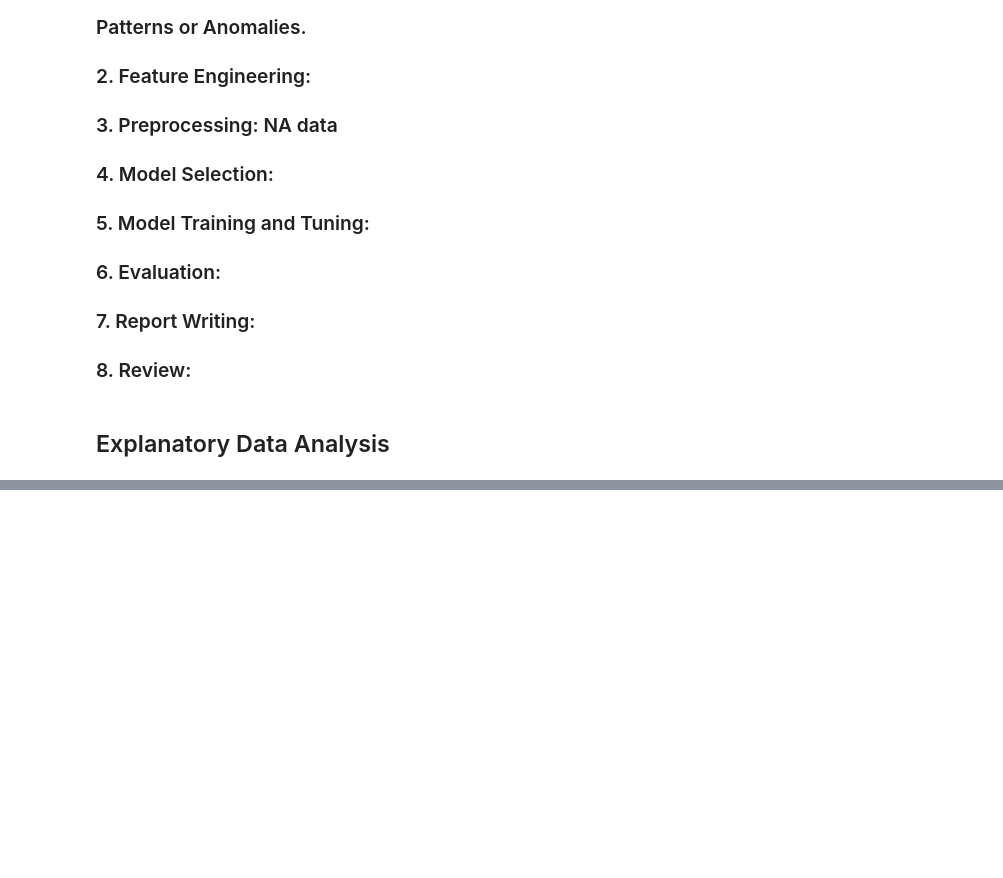
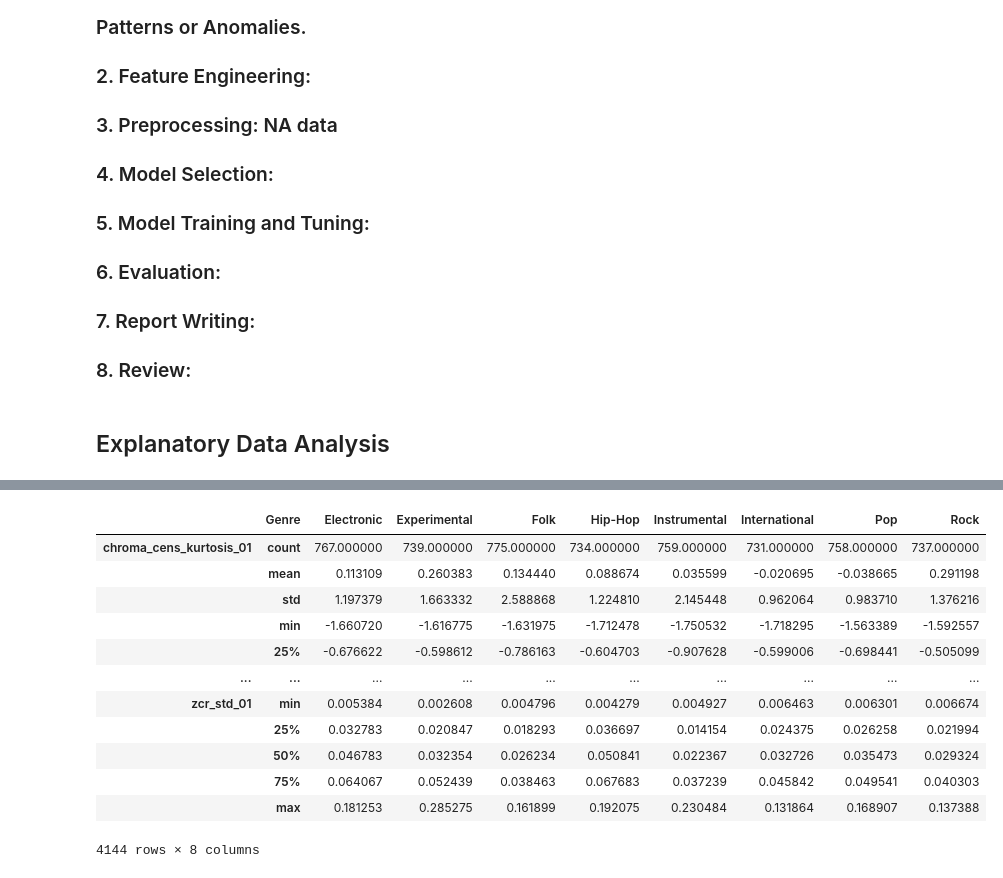
Before and after one commit to tobias-schnabel/sml-practical, a Jupyter notebook: Frensi.ipynb, the cells around one changed output, grey strips where cells are left out. Saved outputs shown, nothing was run; the diff lists cells and outputs as text; code cells hidden in the pictures; blank space fills up the shorter version.

```diff
--- a/Frensi.ipynb
+++ b/Frensi.ipynb
@@ -46,0 +102,18 @@ y_train["Genre"].value_counts().plot(kind='bar')
+# %%
+df_summary_genre = np.transpose(df_merged.groupby("Genre").describe())
+# %%
+df_summary_genre
+# %% [output]
+|  | Genre | Electronic | Experimental | Folk | Hip-Hop | Instrumental | International | Pop | Rock |
+| chroma_cens_kurtosis_01 | count | 767.000000 | 739.000000 | 775.000000 | 734.000000 | 759.000000 | 731.000000 | 758.000000 | 737.000000 |
+|  | mean | 0.113109 | 0.260383 | 0.134440 | 0.088674 | 0.035599 | -0.020695 | -0.038665 | 0.291198 |
+|  | std | 1.197379 | 1.663332 | 2.588868 | 1.224810 | 2.145448 | 0.962064 | 0.983710 | 1.376216 |
+|  | min | -1.660720 | -1.616775 | -1.631975 | -1.712478 | -1.750532 | -1.718295 | -1.563389 | -1.592557 |
+|  | 25% | -0.676622 | -0.598612 | -0.786163 | -0.604703 | -0.907628 | -0.599006 | -0.698441 | -0.505099 |
+| ... | ... | ... | ... | ... | ... | ... | ... | ... | ... |
+| zcr_std_01 | min | 0.005384 | 0.002608 | 0.004796 | 0.004279 | 0.004927 | 0.006463 | 0.006301 | 0.006674 |
+|  | 25% | 0.032783 | 0.020847 | 0.018293 | 0.036697 | 0.014154 | 0.024375 | 0.026258 | 0.021994 |
+|  | 50% | 0.046783 | 0.032354 | 0.026234 | 0.050841 | 0.022367 | 0.032726 | 0.035473 | 0.029324 |
+|  | 75% | 0.064067 | 0.052439 | 0.038463 | 0.067683 | 0.037239 | 0.045842 | 0.049541 | 0.040303 |
+|  | max | 0.181253 | 0.285275 | 0.161899 | 0.192075 | 0.230484 | 0.131864 | 0.168907 | 0.137388 |
+4144 rows × 8 columns
```
Also changed, not shown: parts of 16 cells of this notebook.
